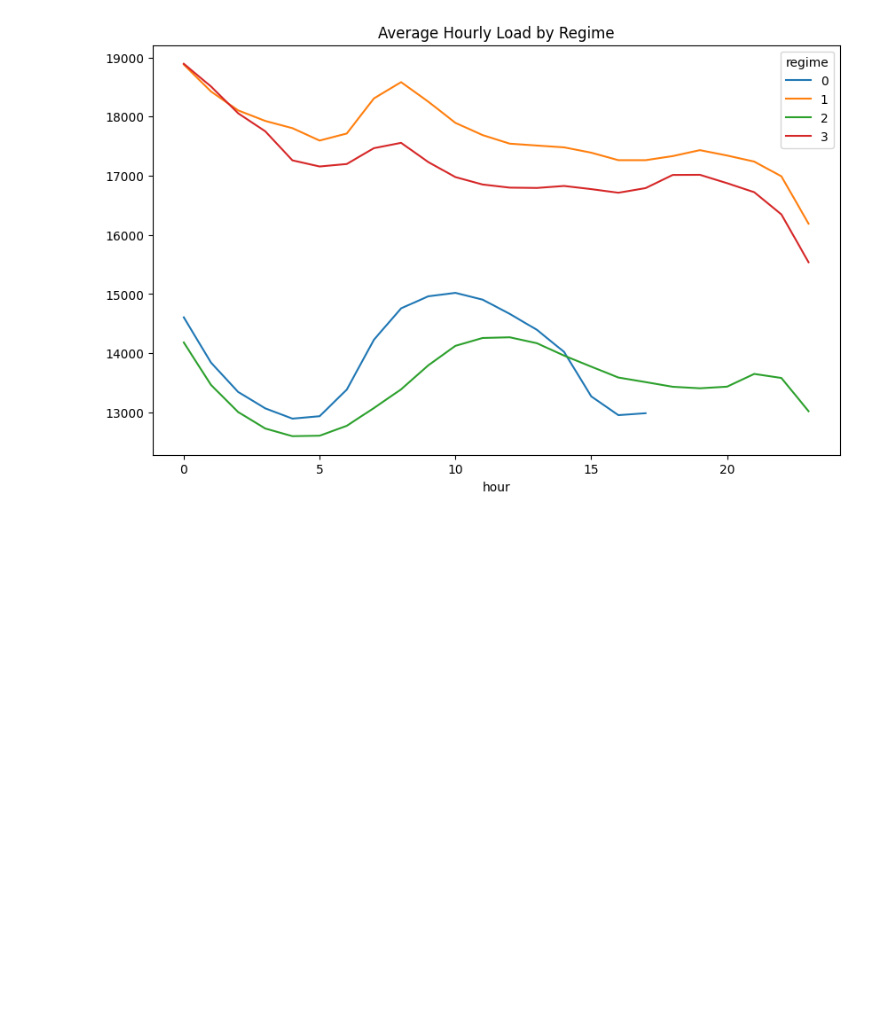
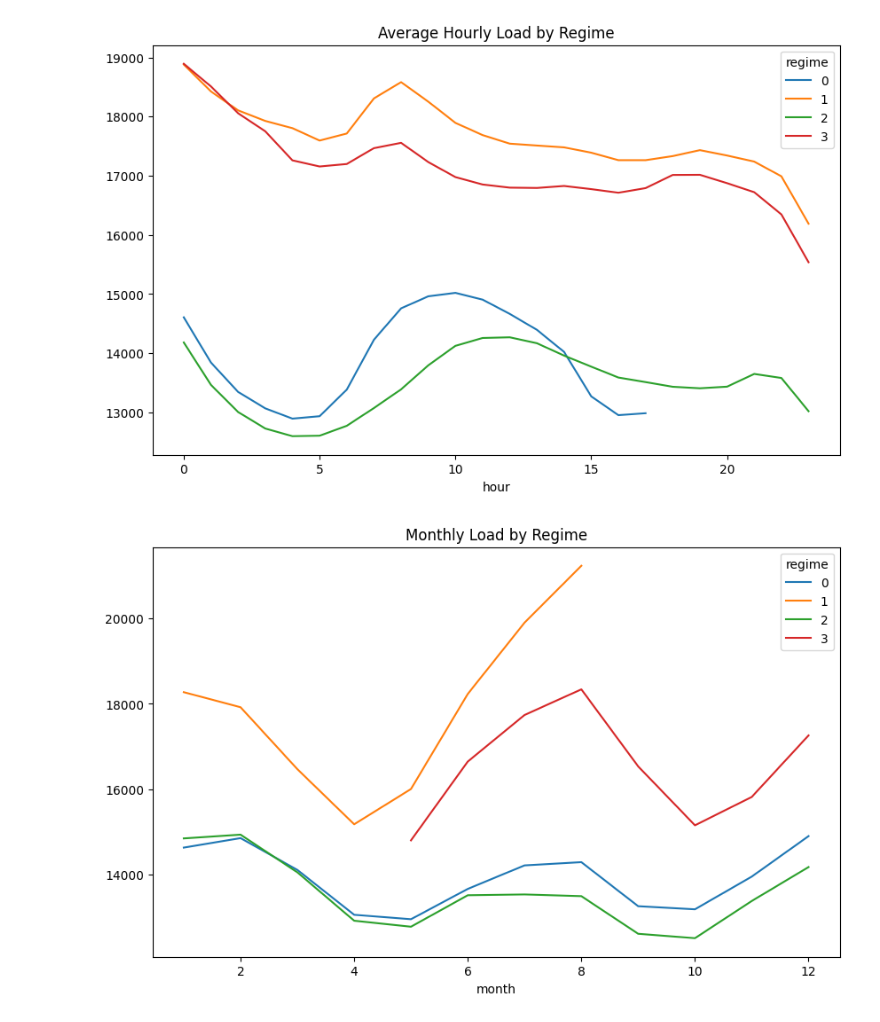
Before and after one commit to Nehemiahmageto/Car-Damage-Detection, a Jupyter notebook: new_model.ipynb, the cells around one changed output. Saved outputs shown, nothing was run; the diff lists cells and outputs as text; code cells hidden in the pictures; blank space fills up the shorter version.

```diff
--- a/new_model.ipynb
+++ b/new_model.ipynb
@@ -169,3 +169,11 @@ plt.title("Average Hourly Load by Regime")
 plt.show()
 # %% [output]
 [figure]
+# %%
+month_regime = df.groupby(['month','regime'])['AEP_MW'].mean().unstack()
+
+month_regime.plot(figsize=(10,6))
+plt.title("Monthly Load by Regime")
+plt.show()
+# %% [output]
+[figure, added]
```
